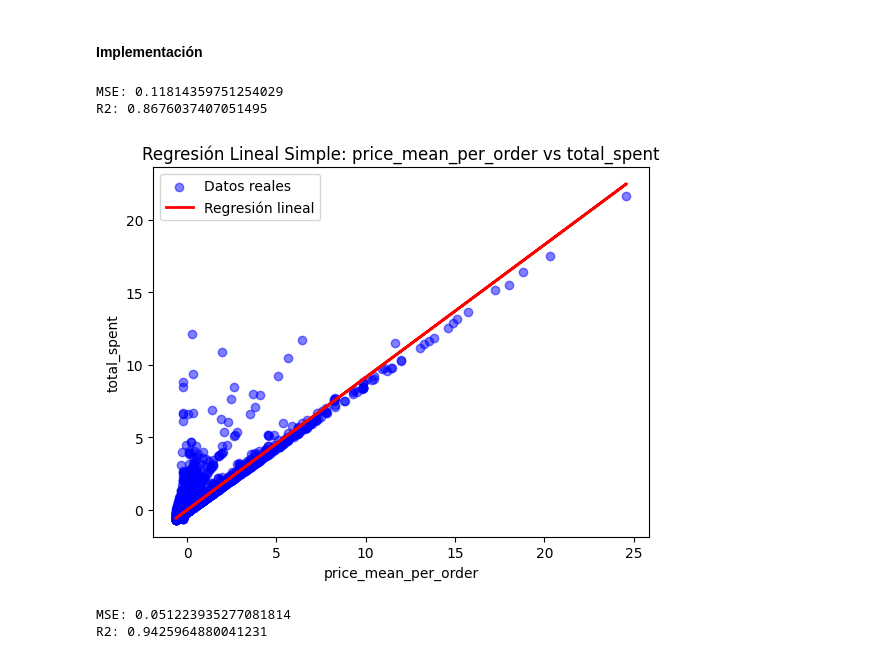
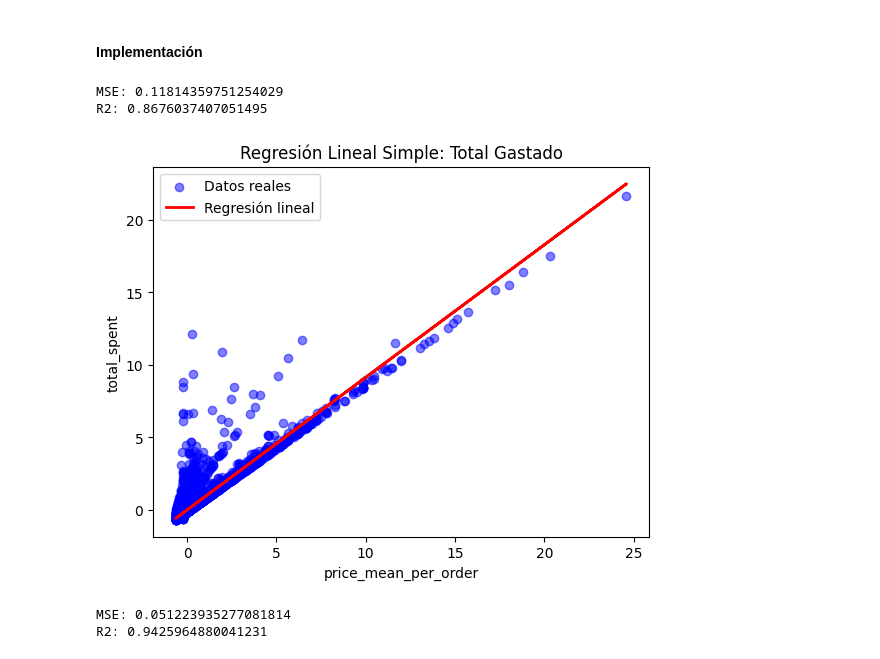
Before and after one commit to paulabaal12/PROY3-DM, a Jupyter notebook: Entrega 2/main.ipynb, the cells around one changed output. Drawn from its saved outputs; the diff is of its cells as text; code cells hidden in the pictures.

```diff
--- a/Entrega 2/main.ipynb
+++ b/Entrega 2/main.ipynb
@@ -145,35 +146,35 @@ Shape de y_test: (19999,)
 X_simple = X[['price_mean_per_order']]
 y_simple = y
 
 X_train_simple = X_train[['price_mean_per_order']]
 X_test_simple = X_test[['price_mean_per_order']]
 
 # Crear y entrenar el modelo
 model = LinearRegression()
 model.fit(X_train_simple, y_train)
 
 # Hacer predicciones
 y_pred = model.predict(X_test_simple)
 
 # Evaluar el modelo
 mse = mean_squared_error(y_test, y_pred)
 r2 = r2_score(y_test, y_pred)
 
 print(f"MSE: {mse}")
 print(f"R2: {r2}")
 
 # Graficar resultados
 plt.scatter(X_test_simple, y_test, color='blue', label='Datos reales', alpha=0.5)
 plt.plot(X_test_simple, y_pred, color='red', linewidth=2, label='Regresión lineal')
 plt.xlabel('price_mean_per_order')
 plt.ylabel('total_spent')
-plt.title('Regresión Lineal Simple:  total_spent')
+plt.title('Regresión Lineal Simple: Total Gastado')
 plt.legend()
 plt.show()
 # %% [output]
 MSE: 0.11814359751254029
 R2: 0.8676037407051495
-[figure, old version]
+[figure, new version]
 # %%
 y = df_customer_value_scaled.iloc[:, 8]
 
```
Also changed, not shown: parts of 14 cells of this notebook.
